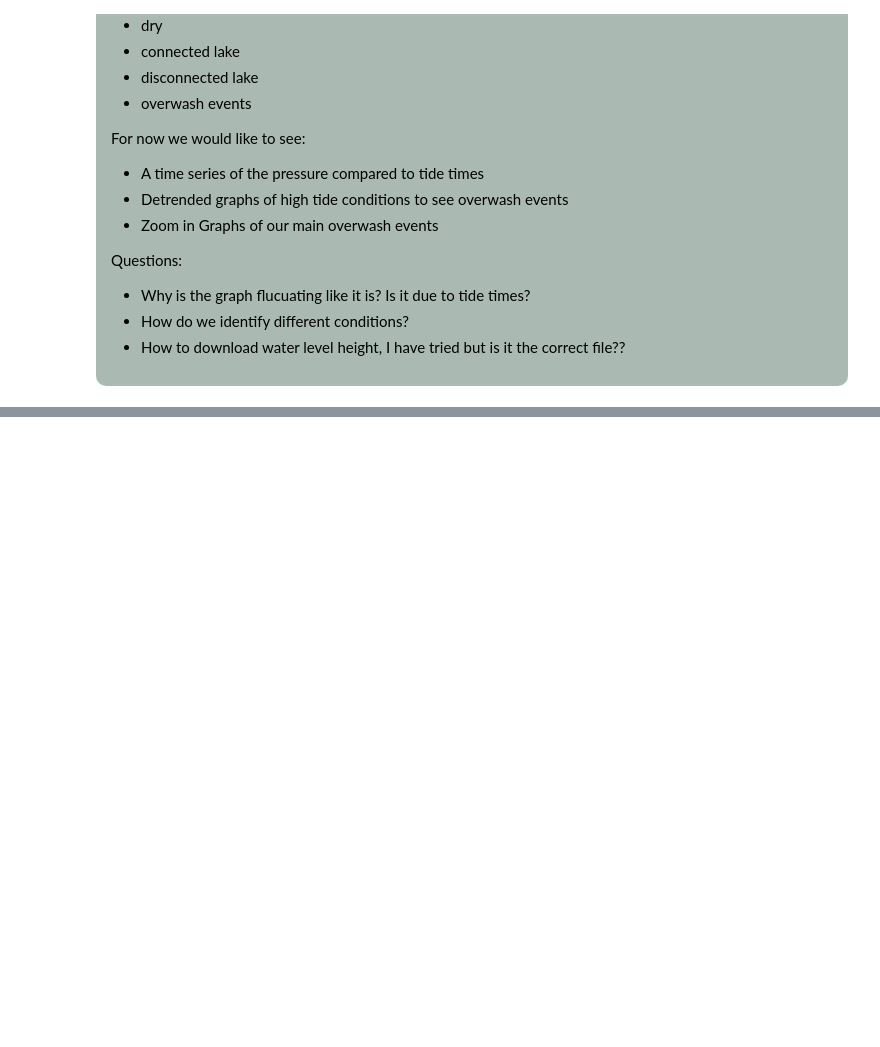
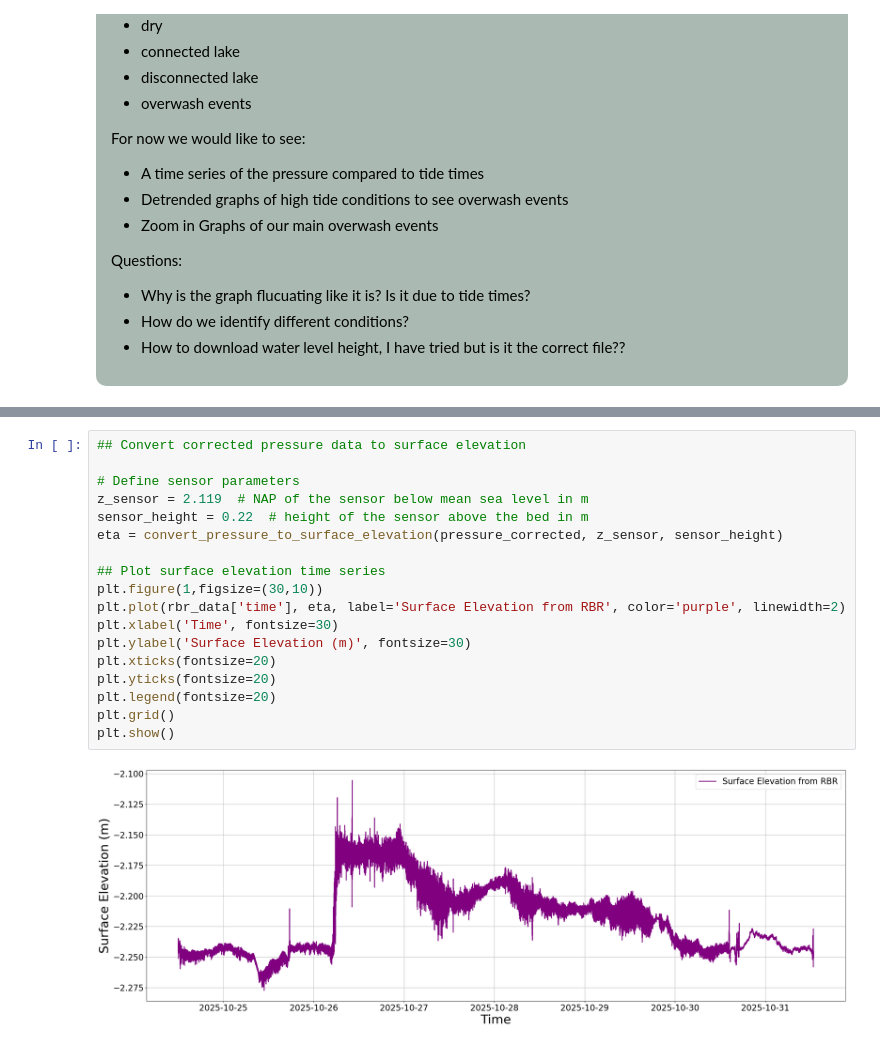
Before and after one commit to tudelftstormtroopers/stormbenjamin, a Jupyter notebook: PS_Lake_Analysis/Pressure_to_Elevation_Clean.ipynb, the cells around one changed output, grey strips where cells are left out. Cells and saved outputs as stored; diff of their text form; blank space fills up the shorter version.

```diff
--- a/PS_Lake_Analysis/Pressure_to_Elevation_Clean.ipynb
+++ b/PS_Lake_Analysis/Pressure_to_Elevation_Clean.ipynb
@@ -655,0 +239,20 @@ data_len 14401 nfft 1024 nBlocks 14
+# %%
+## Convert corrected pressure data to surface elevation
+
+# Define sensor parameters
+z_sensor = 2.119  # NAP of the sensor below mean sea level in m
+sensor_height = 0.22  # height of the sensor above the bed in m
+eta = convert_pressure_to_surface_elevation(pressure_corrected, z_sensor, sensor_height)
+
+## Plot surface elevation time series
+plt.figure(1,figsize=(30,10))
+plt.plot(rbr_data['time'], eta, label='Surface Elevation from RBR', color='purple', linewidth=2)
+plt.xlabel('Time', fontsize=30)
+plt.ylabel('Surface Elevation (m)', fontsize=30)
+plt.xticks(fontsize=20)
+plt.yticks(fontsize=20)
+plt.legend(fontsize=20)
+plt.grid()
+plt.show()
+# %% [output]
+[figure, added]
```
Also changed, not shown: parts of 31 cells of this notebook, 1 other file.
